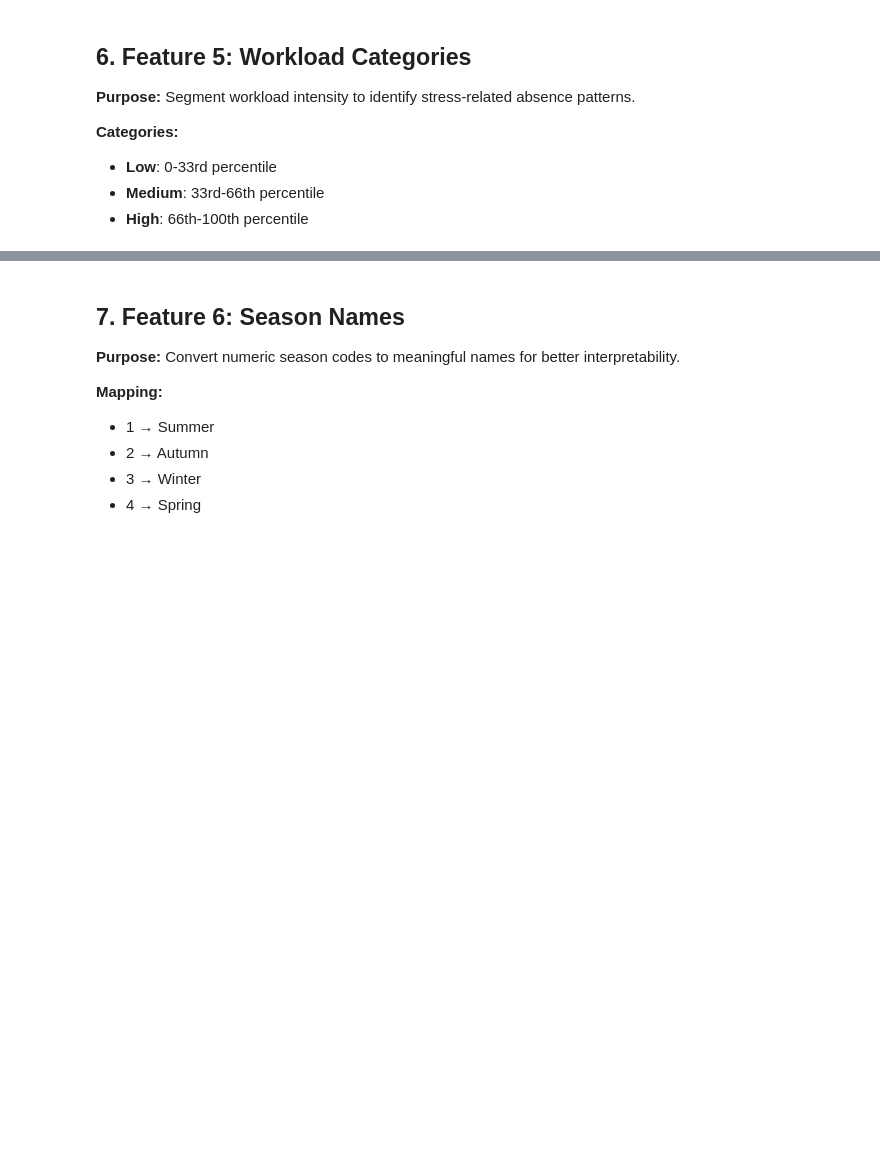
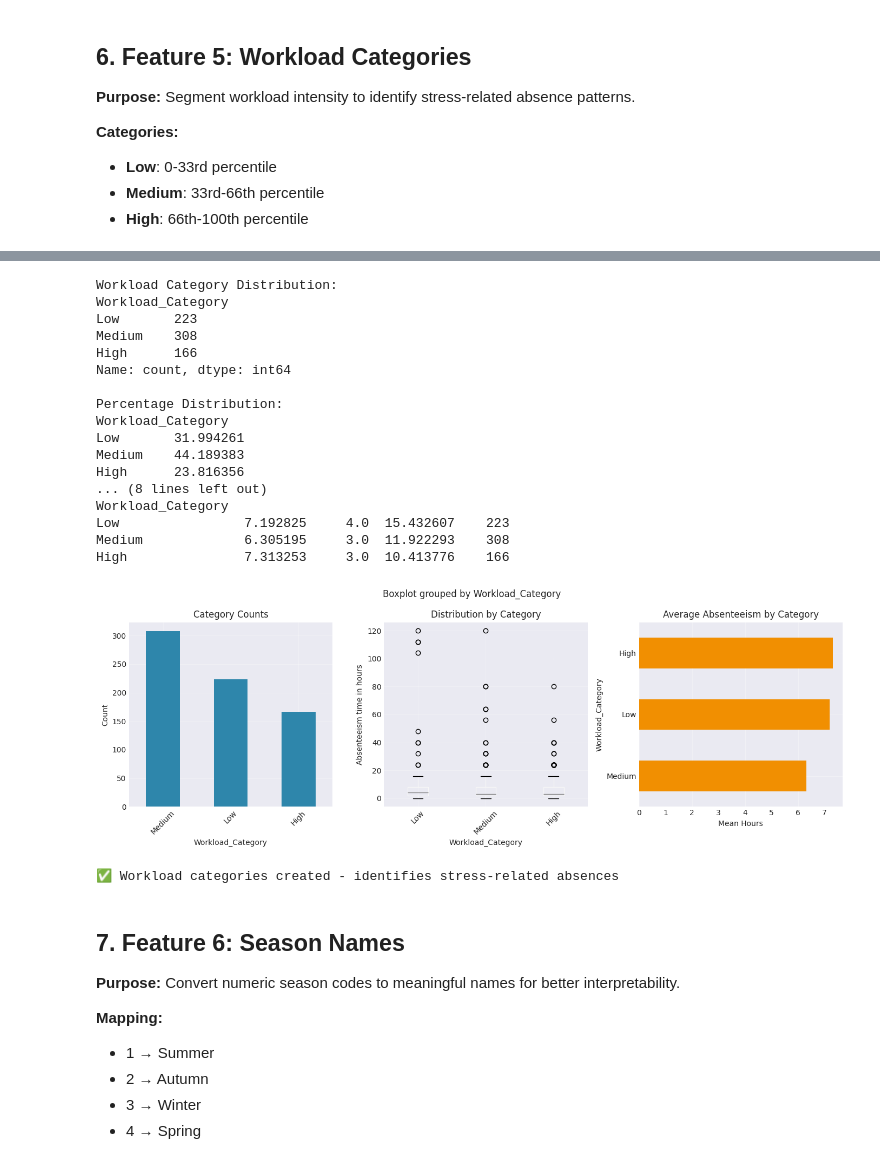
Before and after one commit to ingerobles92/MLOps62, a Jupyter notebook: notebooks/03-aa-feature-engineering.ipynb, the cells around one changed output, grey strips where cells are left out. Drawn from its saved outputs; the diff is of its cells as text; code cells hidden in the pictures; blank space fills up the shorter version.

```diff
--- a/notebooks/03-aa-feature-engineering.ipynb
+++ b/notebooks/03-aa-feature-engineering.ipynb
@@ -30,7 +30,7 @@ from src.plots import plot_categorical_analysis, plot_numerical_relationship
 
 # Import Phase 1 feature engine (from features.py file, not features/ directory)
 import importlib
-features_module = importlib.import_module('src.features')
+features_module = importlib.import_module('src.features_engine')
 AbsenteeismFeatureEngine = features_module.AbsenteeismFeatureEngine
 
 # Visualization settings
@@ -228,6 +332,22 @@ print("\n✅ Distance categories created - reveals commute impact on absence")
 - **Medium**: 33rd-66th percentile
 - **High**: 66th-100th percentile
 # %%
+# 1) Normalize names of columns
+df.columns = (
+    df.columns
+      .str.strip() # remove spaces
+      .str.replace(r"\s+", " ", regex=True)  # remove multimple spaces
+)
+
+# 2) Force numerical variable
+workload_candidates = ["Work load Average/day", "Work load Average/day "]
+workload_col = next((c for c in workload_candidates if c in df.columns), None)
+if workload_col is None:
+    raise KeyError("No encuentro la columna 'Work load Average/day' (con o sin espacio final).")
+
+df[workload_col] = pd.to_numeric(df[workload_col], errors="coerce")
+
+
 # Create workload categories
 df_workload = engine.create_workload_categories(df.copy())
 
@@ -238,7 +358,6 @@ print(f"\nPercentage Distribution:")
 print(df_workload['Workload_Category'].value_counts(normalize=True).sort_index() * 100)
 
 # Calculate workload thresholds
-workload_col = 'Work load Average/day '
 print(f"\nWorkload Thresholds:")
 print(f"Low/Medium boundary (33rd percentile): {df[workload_col].quantile(0.33):.2f}")
 print(f"Medium/High boundary (66th percentile): {df[workload_col].quantile(0.66):.2f}")
@@ -253,3 +372,4 @@ fig = plot_categorical_analysis(df_workload, 'Workload_Category', config.TARGET_
 plt.show()
 
 print("\n✅ Workload categories created - identifies stress-related absences")
+# %% [output]
@@ -256,3 +378,22 @@ print("\n✅ Workload categories created - identifies stress-related absences")
+Workload Category Distribution:
+Workload_Category
+Low       223
+Medium    308
+High      166
+Name: count, dtype: int64
+
+Percentage Distribution:
+Workload_Category
+Low       31.994261
+Medium    44.189383
+High      23.816356
+... (8 lines left out)
+Workload_Category
+Low                7.192825     4.0  15.432607    223
+Medium             6.305195     3.0  11.922293    308
+High               7.313253     3.0  10.413776    166
+[figure, added]
+✅ Workload categories created - identifies stress-related absences
 # %% [markdown]
 ## 7. Feature 6: Season Names
 
```
Also changed, not shown: parts of 12 cells of this notebook, 29 other files.
